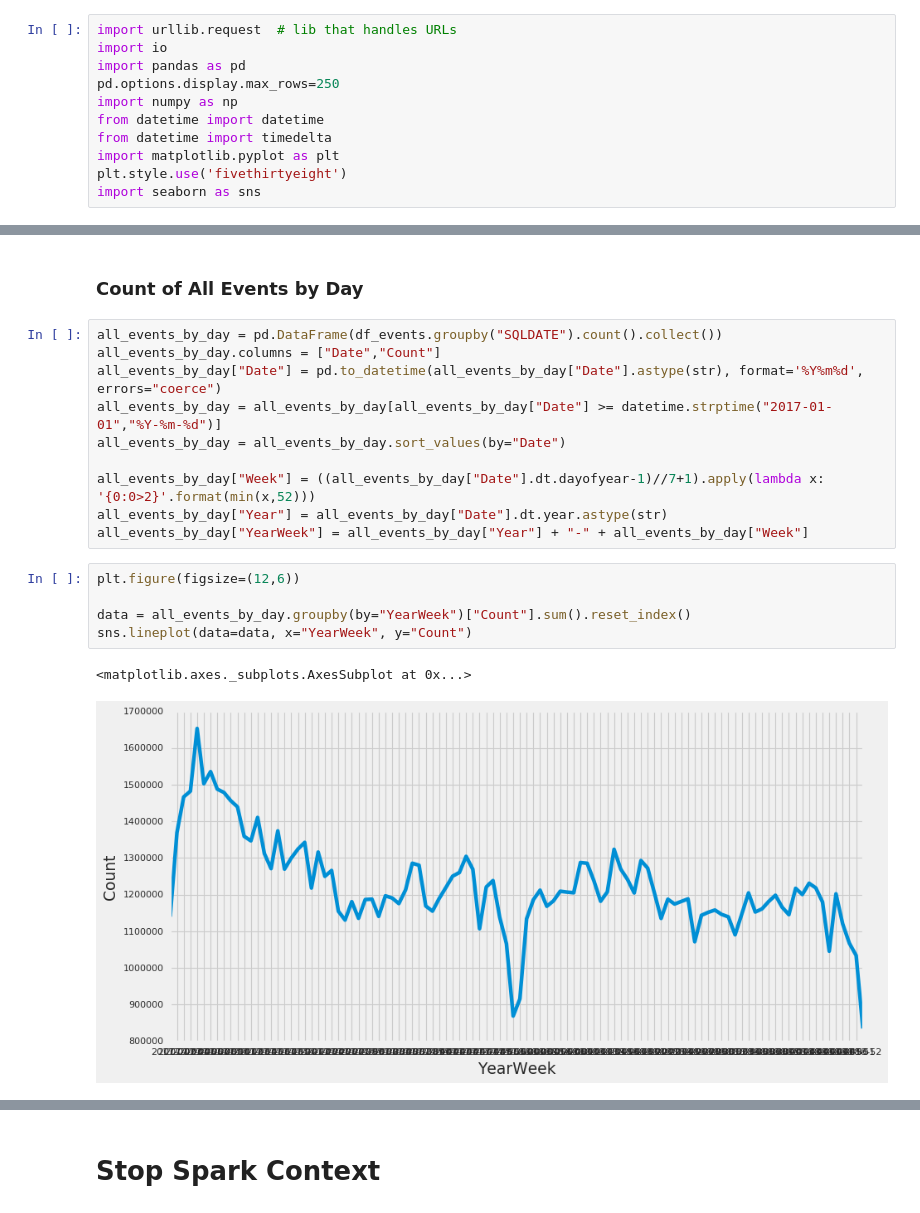
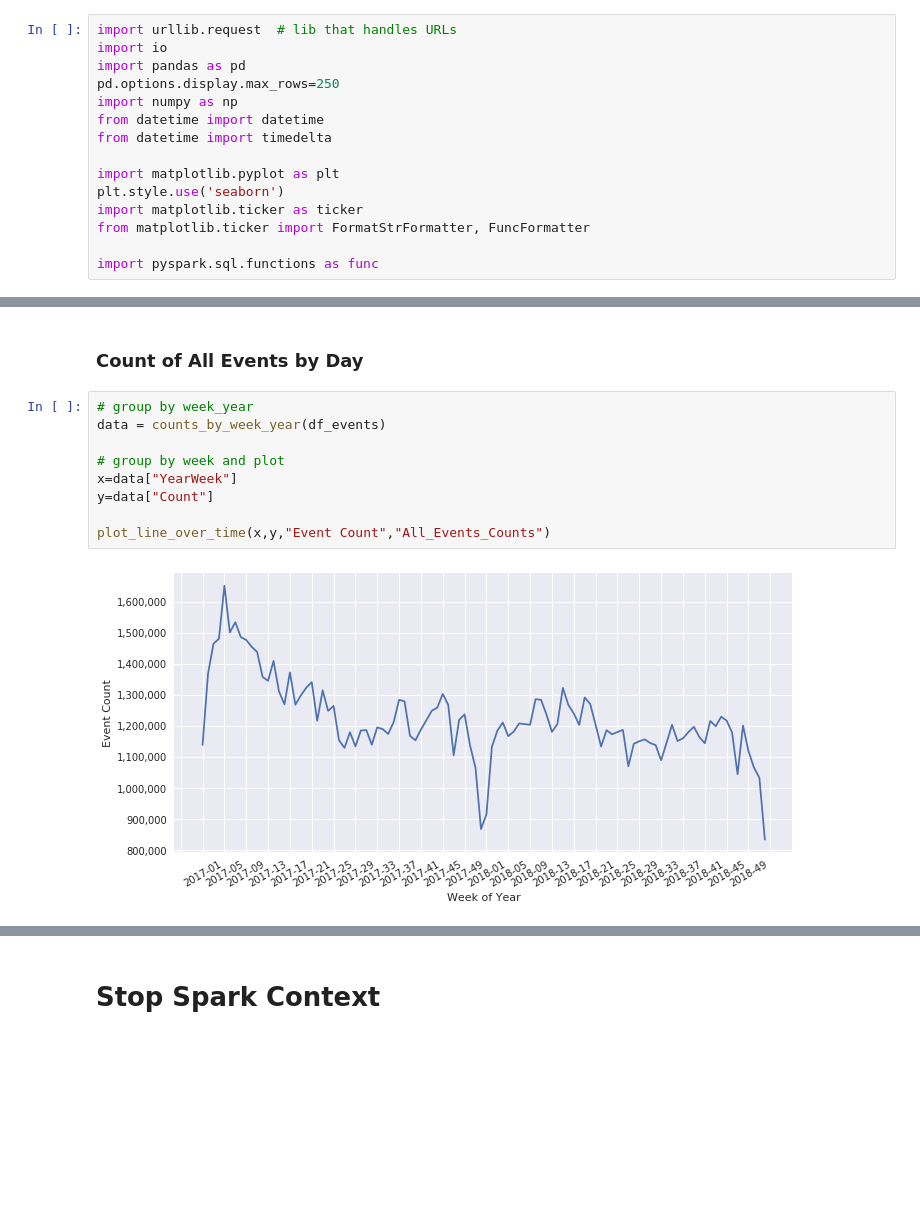
Before and after one commit to Rileypj1/BigDataProject, a Jupyter notebook: Mike - EDA - Events.ipynb, the cells around one changed output, grey strips where cells are left out. Saved outputs shown, nothing was run; the diff lists cells and outputs as text; blank space fills up the shorter version.

Commit message:
Added Plotting

```diff
--- a/Mike - EDA - Events.ipynb
+++ b/Mike - EDA - Events.ipynb
@@ -14,9 +14,13 @@ pd.options.display.max_rows=250
 import numpy as np
 from datetime import datetime
 from datetime import timedelta
+
 import matplotlib.pyplot as plt
-plt.style.use('fivethirtyeight')
-import seaborn as sns
+plt.style.use('seaborn')
+import matplotlib.ticker as ticker
+from matplotlib.ticker import FormatStrFormatter, FuncFormatter
+
+import pyspark.sql.functions as func
 # %% [markdown]
 # Get GDELT Schema
 # %%
@@ -112,20 +167,13 @@ print(datetime.now()-start)
 # %% [markdown]
 ### Count of All Events by Day
-# %%
-all_events_by_day = pd.DataFrame(df_events.groupby("SQLDATE").count().collect())
-all_events_by_day.columns = ["Date","Count"]
-all_events_by_day["Date"] = pd.to_datetime(all_events_by_day["Date"].astype(str), format='%Y%m%d', errors="coerce")
-all_events_by_day = all_events_by_day[all_events_by_day["Date"] >= datetime.strptime("2017-01-01","%Y-%m-%d")]
-all_events_by_day = all_events_by_day.sort_values(by="Date")
-
-all_events_by_day["Week"] = ((all_events_by_day["Date"].dt.dayofyear-1)//7+1).apply(lambda x: '{0:0>2}'.format(min(x,52)))
-all_events_by_day["Year"] = all_events_by_day["Date"].dt.year.astype(str)
-all_events_by_day["YearWeek"] = all_events_by_day["Year"] + "-" + all_events_by_day["Week"]
-# %%
-plt.figure(figsize=(12,6))
-
-data = all_events_by_day.groupby(by="YearWeek")["Count"].sum().reset_index()
-sns.lineplot(data=data, x="YearWeek", y="Count")
-# %% [output]
-<matplotlib.axes._subplots.AxesSubplot at 0x...>
-[figure, removed]
+# %%
+# group by week_year
+data = counts_by_week_year(df_events)
+
+# group by week and plot
+x=data["YearWeek"]
+y=data["Count"]
+
+plot_line_over_time(x,y,"Event Count","All_Events_Counts")
+# %% [output]
+[figure, added]
```
Also changed, not shown: parts of 12 cells of this notebook, 6 other files.
